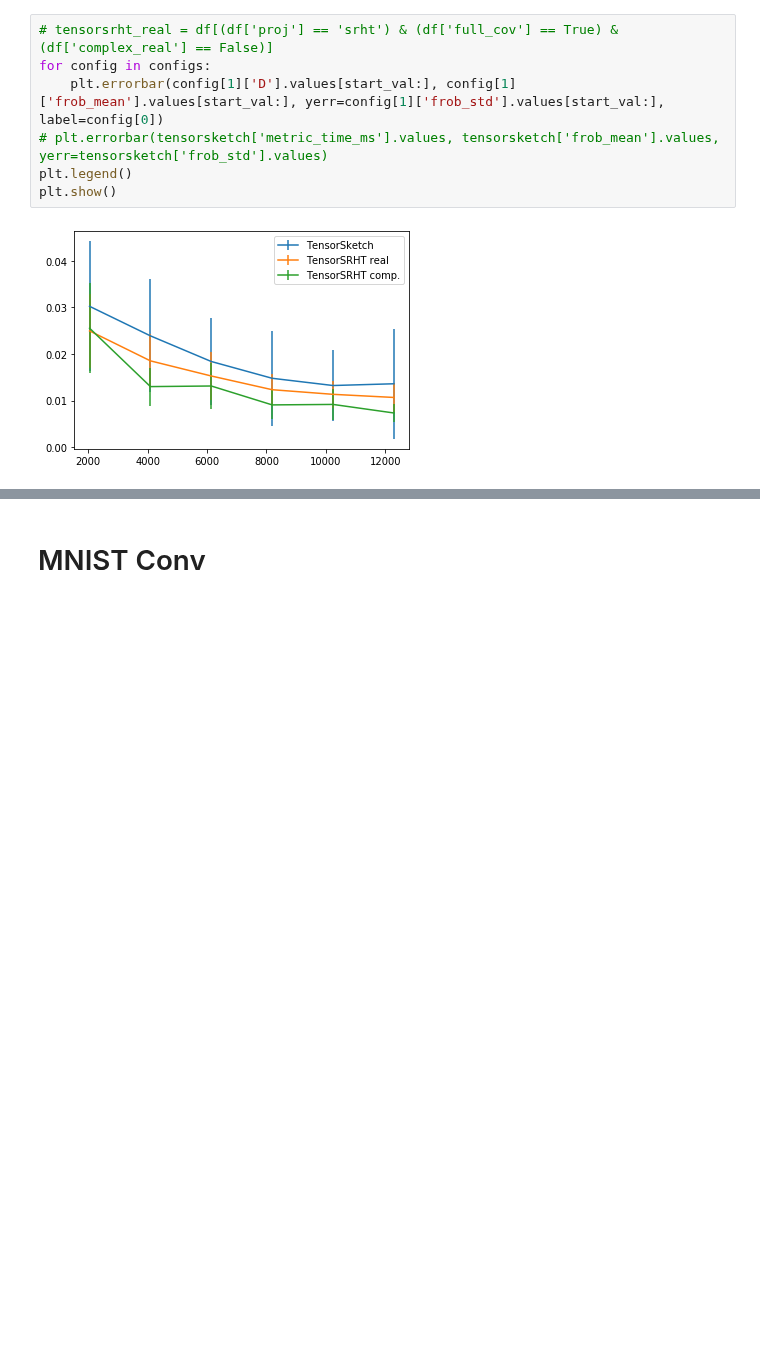
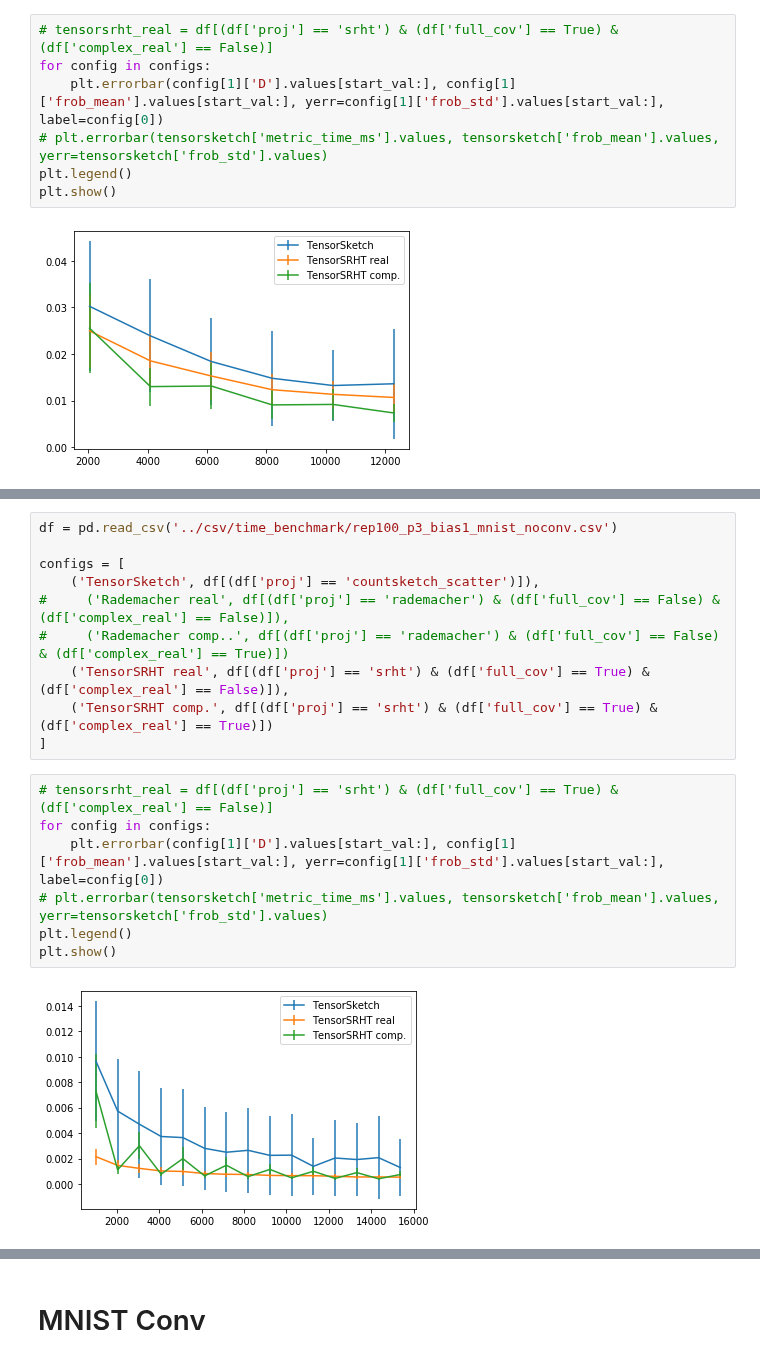
Before and after one commit to joneswack/dp-rfs, a Jupyter notebook: notebooks/speed_vs_kernel_approx.ipynb, the cells around one changed output, grey strips where cells are left out. Cells and saved outputs as stored; diff of their text form; blank space fills up the shorter version.

Commit message:
[Add] Speed benchmark

```diff
--- a/notebooks/speed_vs_kernel_approx.ipynb
+++ b/notebooks/speed_vs_kernel_approx.ipynb
@@ -43,0 +46,19 @@ plt.show()
+# %%
+df = pd.read_csv('../csv/time_benchmark/rep100_p3_bias1_mnist_noconv.csv')
+
+configs = [
+    ('TensorSketch', df[(df['proj'] == 'countsketch_scatter')]),
+#     ('Rademacher real', df[(df['proj'] == 'rademacher') & (df['full_cov'] == False) & (df['complex_real'] == False)]),
+#     ('Rademacher comp..', df[(df['proj'] == 'rademacher') & (df['full_cov'] == False) & (df['complex_real'] == True)])
+    ('TensorSRHT real', df[(df['proj'] == 'srht') & (df['full_cov'] == True) & (df['complex_real'] == False)]),
+    ('TensorSRHT comp.', df[(df['proj'] == 'srht') & (df['full_cov'] == True) & (df['complex_real'] == True)])
+]
+# %%
+# tensorsrht_real = df[(df['proj'] == 'srht') & (df['full_cov'] == True) & (df['complex_real'] == False)]
+for config in configs:
+    plt.errorbar(config[1]['D'].values[start_val:], config[1]['frob_mean'].values[start_val:], yerr=config[1]['frob_std'].values[start_val:], label=config[0])
+# plt.errorbar(tensorsketch['metric_time_ms'].values, tensorsketch['frob_mean'].values, yerr=tensorsketch['frob_std'].values)
+plt.legend()
+plt.show()
+# %% [output]
+[figure, added]
```
Also changed, not shown: parts of 18 cells of this notebook, 8 other files.
